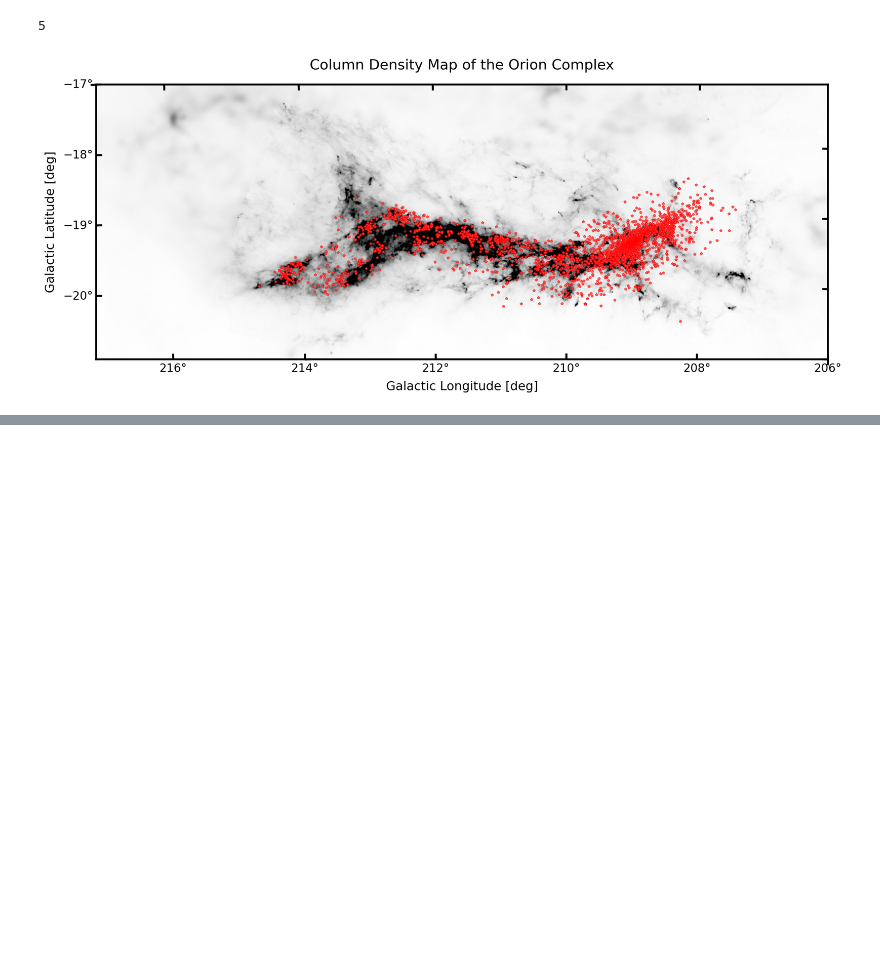
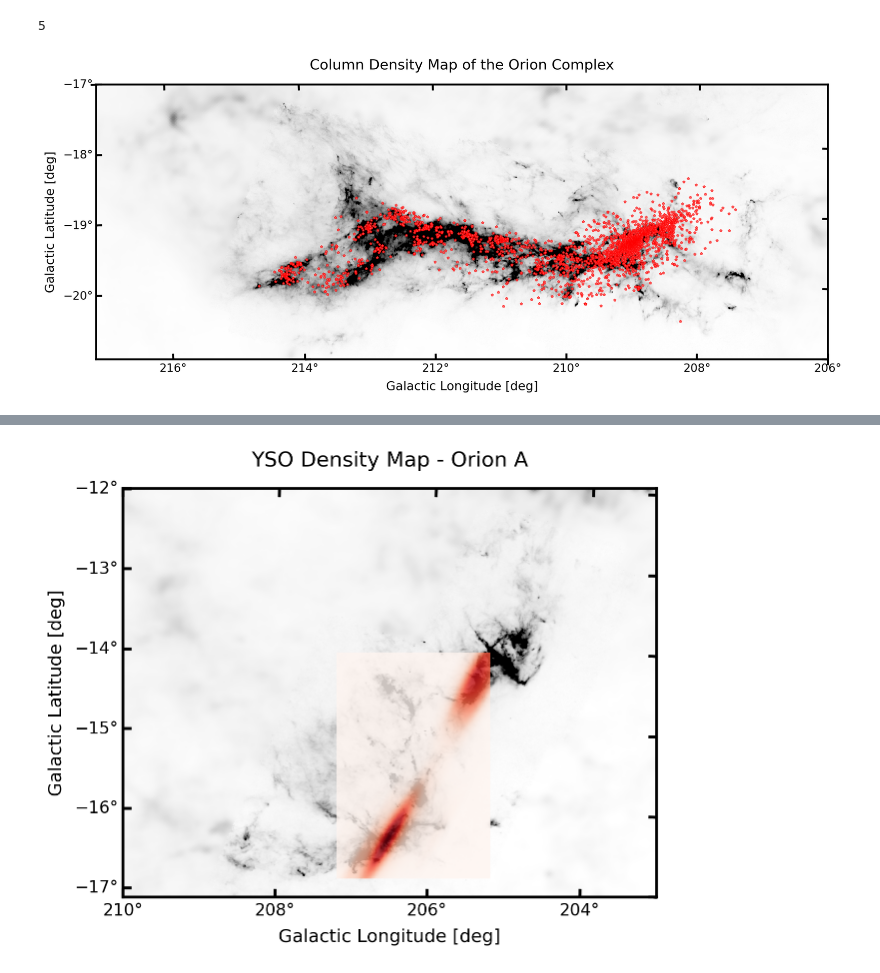
Before and after one commit to SimoneSped/fractal_OMC, a Jupyter notebook: Star_Formation.ipynb, the cells around one changed output, grey strips where cells are left out. Saved outputs shown, nothing was run; the diff lists cells and outputs as text; code cells hidden in the pictures; blank space fills up the shorter version.

```diff
--- a/Star_Formation.ipynb
+++ b/Star_Formation.ipynb
@@ -300,0 +352,70 @@ plt.show()
+# %%
+import numpy as np
+import matplotlib.pyplot as plt
+from astropy.coordinates import SkyCoord
+import astropy.units as u
+from scipy.stats import gaussian_kde
+
+# Convert Galactic coordinates to SkyCoord
+yso_coords = SkyCoord(
+    filtered_data_OB['l'].values,
+    filtered_data_OB['b'].values,
+    frame='galactic',
+    unit=u.deg
+)
+
+l_min_B, l_max_B = 203, 210
+b_min_B, b_max_B = -17, -12
+
+min_coord_B = SkyCoord(l_min_B, b_min_B, frame='galactic', unit=u.deg)
+max_coord_B = SkyCoord(l_max_B, b_max_B, frame='galactic', unit=u.deg)
+
+min_pixel_B = wcs[:][:][0].world_to_pixel(min_coord_B)
+max_pixel_B = wcs[:][:][0].world_to_pixel(max_coord_B)
+
+# Convert YSO world coords to pixel coords
+yso_pixel_coords = np.array([wcs[0].world_to_pixel(coord) for coord in yso_coords])
+x_pix = yso_pixel_coords[:, 0]
+y_pix = yso_pixel_coords[:, 1]
+
+# Compute 2D KDE for YSO density
+xy = np.vstack([x_pix, y_pix])
+kde = gaussian_kde(xy)
+xgrid = np.linspace(min(x_pix), max(x_pix), N := 500)
+ygrid = np.linspace(min(y_pix), max(y_pix), N)
+X, Y = np.meshgrid(xgrid, ygrid)
+positions = np.vstack([X.ravel(), Y.ravel()])
+Z = kde(positions).reshape(X.shape)
+
+# Plot background H₂ mass map
+min_value = np.percentile(N_H2_OB, 1)
+max_value = np.percentile(N_H2_OB, 99)
+
+# Plot
+plt.figure(figsize=(34, 30))
+ax = plt.subplot(111, projection=wcs[0])
+
+# Plot the map
+sp = ax.imshow(N_H2, vmin=min_value, vmax=max_value, interpolation=None, origin='lower', cmap='Greys')
+ax.set_title("Column Density Map of the Orion Complex", fontsize=15, pad=16)
+ax.set_xlabel("Galactic Longitude [deg]", fontsize=13)
+ax.set_ylabel("Galactic Latitude [deg]", fontsize=13)
+
+# Overlay KDE density map of YSOs
+ax.imshow(Z, extent=[xgrid.min(), xgrid.max(), ygrid.min(), ygrid.max()],
+          origin='lower', cmap='Reds', alpha=0.8)
+
+# Labels and limits
+ax.set_title("YSO Density Map - Orion A", fontsize=15, pad=16)
+ax.set_xlabel("Galactic Longitude [deg]", fontsize=13)
+ax.set_ylabel("Galactic Latitude [deg]", fontsize=13)
+ax.set(xlim=[max_pixel_B[0], min_pixel_B[0]], ylim=[min_pixel_B[1], max_pixel_B[1]])
+
+# Optional: add original YSO points
+# ax.plot(x_pix, y_pix, 'r*', markersize=2, label='YSOs')
+
+# Add legend if needed
+ax.legend(loc='upper right')
+plt.show()
+# %% [output]
+[figure, added]
```
Also changed, not shown: parts of 3 cells of this notebook, 2 other files.
